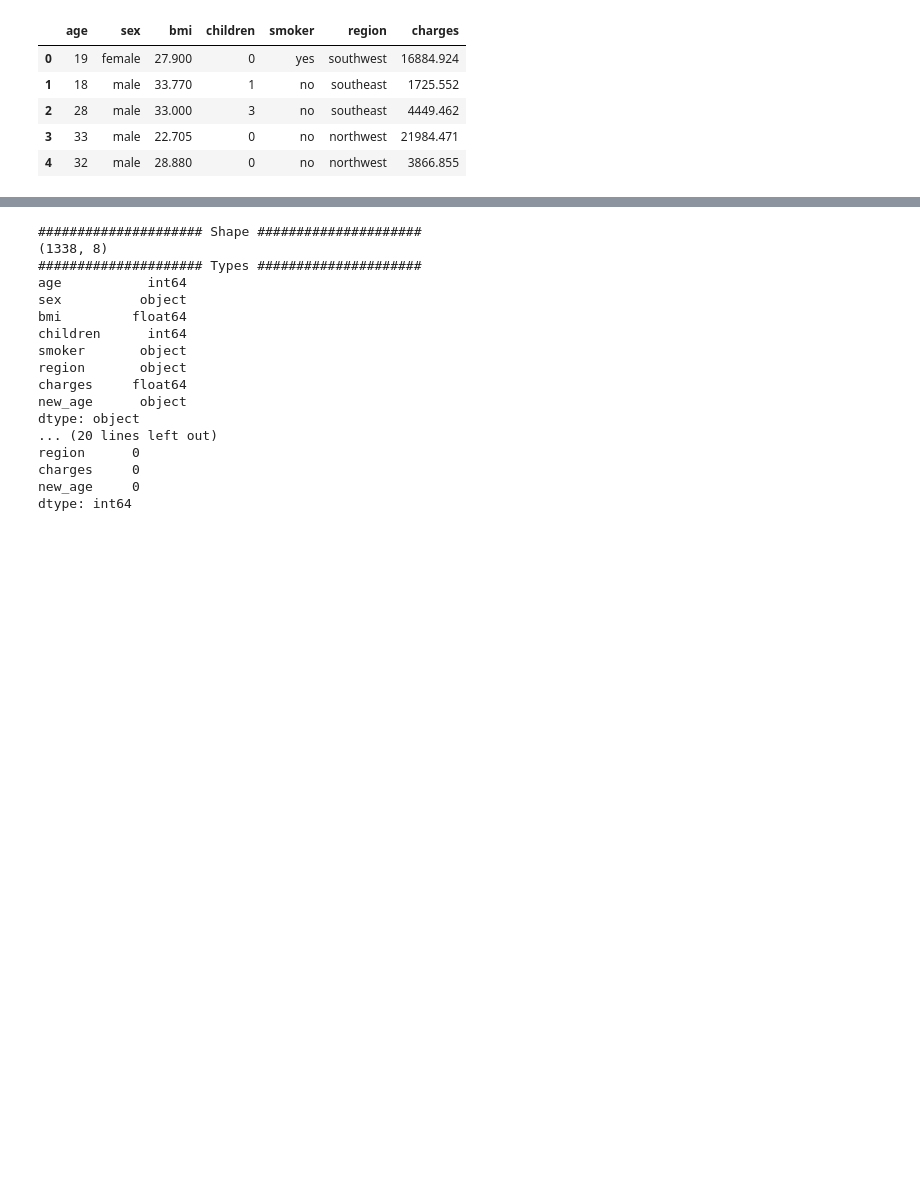
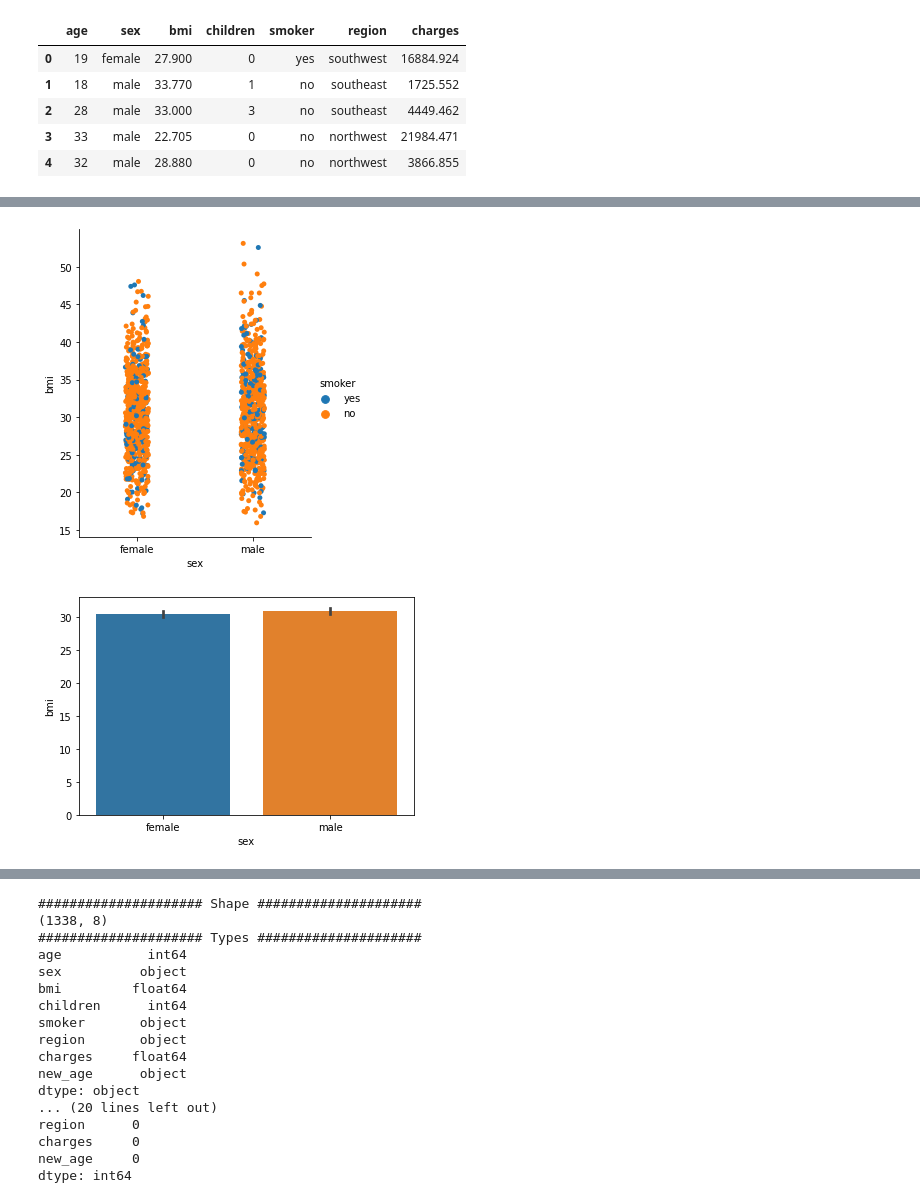
Before and after one commit to atacanozkan/health_insurance_cost_prediction, a Jupyter notebook: main.ipynb, the cells around one changed output, grey strips where cells are left out. Saved outputs shown, nothing was run; the diff lists cells and outputs as text; code cells hidden in the pictures; blank space fills up the shorter version.

```diff
--- a/main.ipynb
+++ b/main.ipynb
@@ -329,0 +356,8 @@ df.head()
+# %%
+sns.catplot(x="sex", y="bmi", hue = 'smoker', data=df, height=5, aspect=.8)
+plt.show()
+sns.barplot(x="sex", y="bmi", data=df)
+plt.show()
+# %% [output]
+[figure, added]
+[figure, added]
```
Also changed, not shown: parts of 10 cells of this notebook.
